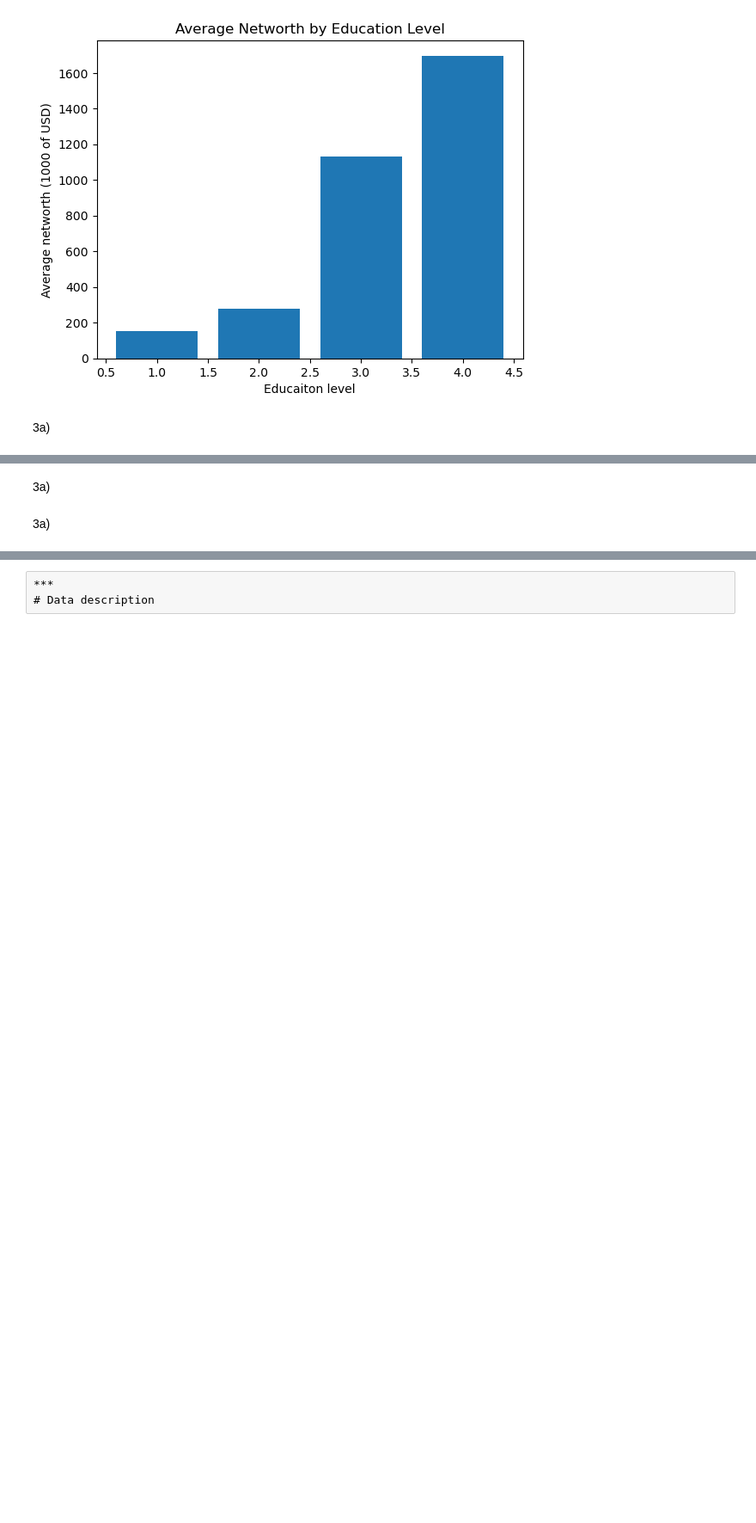
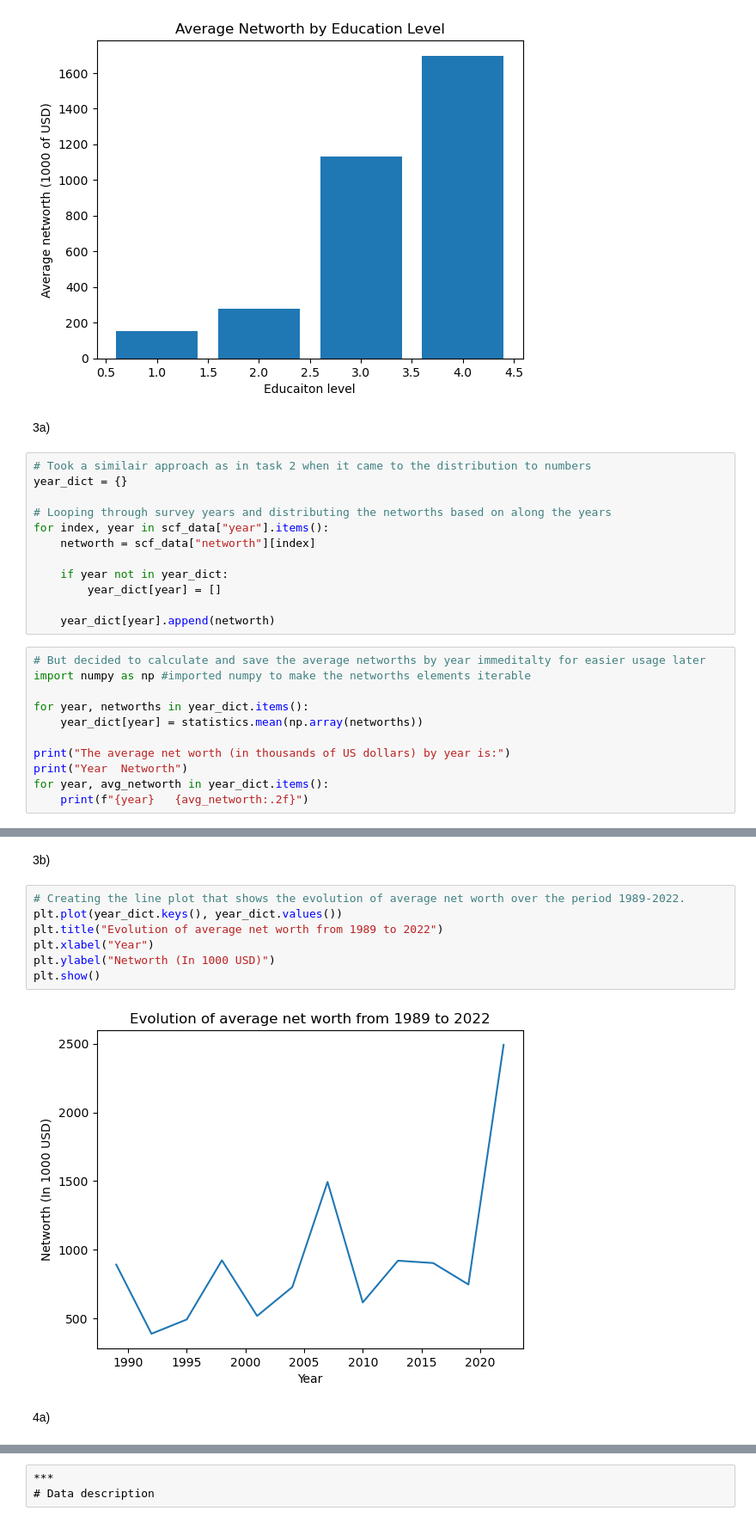
Before and after one commit to DusanNikolic99/TECH2-H25-assignment2, a Jupyter notebook: assignment2.ipynb, the cells around one changed output, grey strips where cells are left out. Shown at 86% size. Saved outputs shown, nothing was run; the diff lists cells and outputs as text; blank space fills up the shorter version.

Commit message:
Task 3

```diff
--- a/assignment2.ipynb
+++ b/assignment2.ipynb
@@ -174,3 +174,26 @@ plt.show()
 [figure]
 # %% [markdown]
 3a)
+# %%
+# Took a similair approach as in task 2 when it came to the distribution to numbers
+year_dict = {}
+
+# Looping through survey years and distributing the networths based on along the years
+for index, year in scf_data["year"].items():
+    networth = scf_data["networth"][index]
+
+    if year not in year_dict:
+        year_dict[year] = []
+
+    year_dict[year].append(networth)
+# %%
+# But decided to calculate and save the average networths by year immeditalty for easier usage later
+import numpy as np #imported numpy to make the networths elements iterable
+
+for year, networths in year_dict.items():
+    year_dict[year] = statistics.mean(np.array(networths))
+
+print("The average net worth (in thousands of US dollars) by year is:")
+print("Year  Networth")
+for year, avg_networth in year_dict.items():
+    print(f"{year}   {avg_networth:.2f}")
@@ -177,4 +215,13 @@ plt.show()
 # %% [markdown]
-3a)
+3b)
+# %%
+# Creating the line plot that shows the evolution of average net worth over the period 1989-2022.
+plt.plot(year_dict.keys(), year_dict.values())
+plt.title("Evolution of average net worth from 1989 to 2022")
+plt.xlabel("Year")
+plt.ylabel("Networth (In 1000 USD)")
+plt.show()
+# %% [output]
+[figure, added]
 # %% [markdown]
-3a)
+4a)
```
Also changed, not shown: parts of 5 cells of this notebook.
